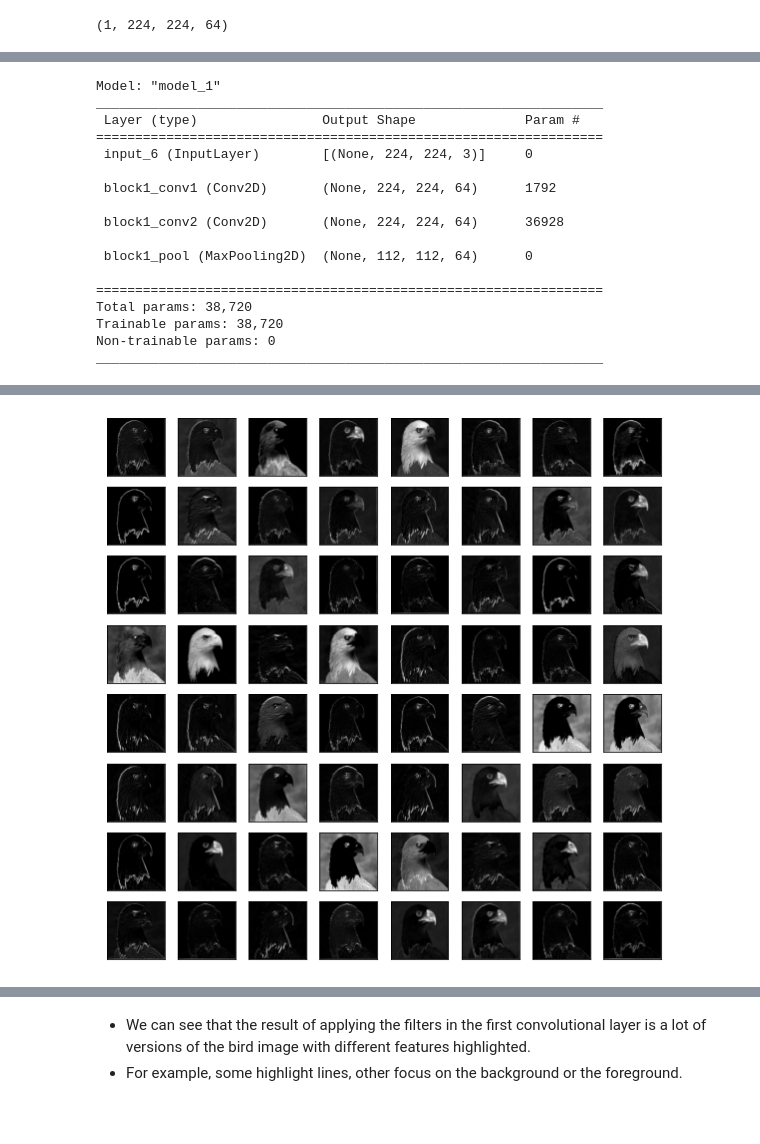
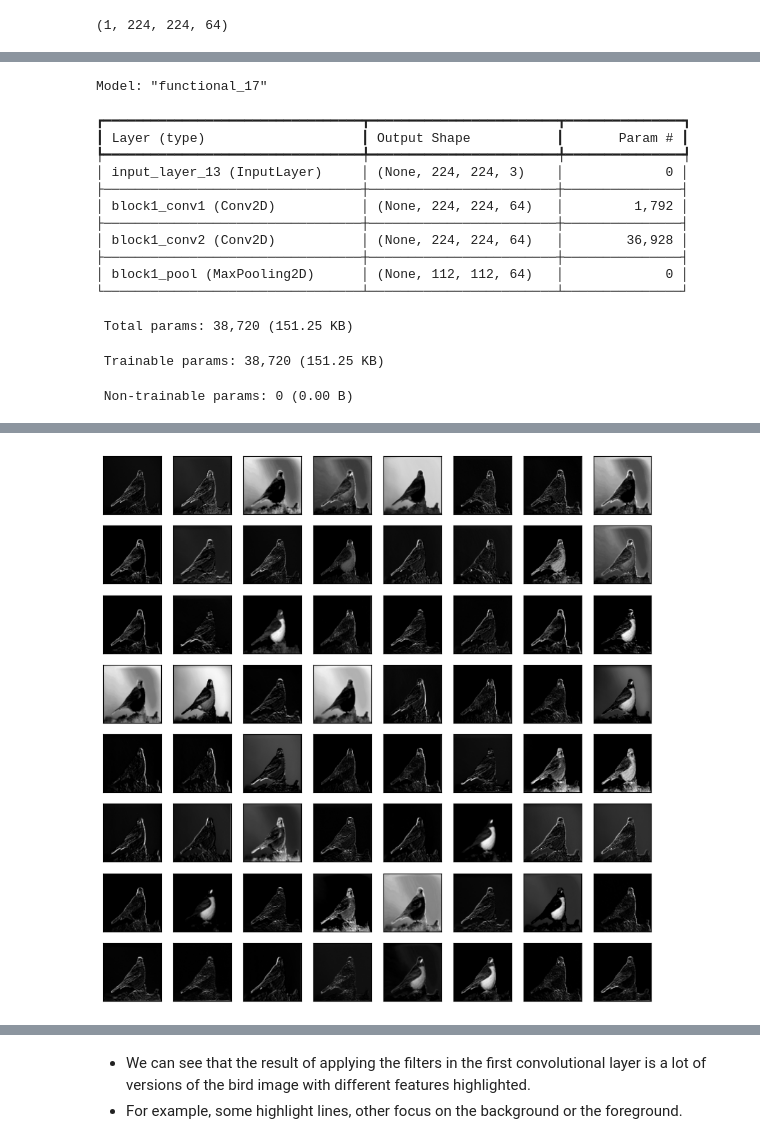
Before and after one commit to rtajeong/AI_Cluster_MSAC, a Jupyter notebook: lab_61_cats_and_dogs_transfer_2025.ipynb, the cells around one changed output, grey strips where cells are left out. Saved outputs shown, nothing was run; the diff lists cells and outputs as text; code cells hidden in the pictures; blank space fills up the shorter version.

```diff
--- a/lab_61_cats_and_dogs_transfer_2025.ipynb
+++ b/lab_61_cats_and_dogs_transfer_2025.ipynb
@@ -954,7 +1038,7 @@ model = models.Model(inputs=model.inputs, outputs=model.layers[1].output)
 # %%
 # load the image with the required shape
 from keras.preprocessing.image import load_img
-img = load_img('eagle.jpg', target_size=(224, 224))
+img = load_img('bird.jpg', target_size=(224, 224))
 # %%
 plt.imshow(img)
 # %% [output]
@@ -1010,7 +1096,7 @@ model = VGG16()
 model = Model(inputs=model.inputs, outputs=model.layers[3].output)
 model.summary()
 # load the image with the required shape
-img = load_img('eagle.jpg', target_size=(224, 224))
+img = load_img('bird.jpg', target_size=(224, 224))
 # convert the image to an array
 img = img_to_array(img)
 # expand dimensions so that it represents a single 'sample'
@@ -1035,20 +1121,18 @@ for _ in range(square):
 # show the figure
 pyplot.show()
 # %% [output]
-Model: "model_1"
-_________________________________________________________________
- Layer (type)                Output Shape              Param #
-=================================================================
- input_6 (InputLayer)        [(None, 224, 224, 3)]     0
-
- block1_conv1 (Conv2D)       (None, 224, 224, 64)      1792
-
- block1_conv2 (Conv2D)       (None, 224, 224, 64)      36928
-
- block1_pool (MaxPooling2D)  (None, 112, 112, 64)      0
-
-=================================================================
-Total params: 38,720
-Trainable params: 38,720
-Non-trainable params: 0
-_________________________________________________________________
+Model: "functional_17"
+┏━━━━━━━━━━━━━━━━━━━━━━━━━━━━━━━━━┳━━━━━━━━━━━━━━━━━━━━━━━━┳━━━━━━━━━━━━━━━┓
+┃ Layer (type)                    ┃ Output Shape           ┃       Param # ┃
+┡━━━━━━━━━━━━━━━━━━━━━━━━━━━━━━━━━╇━━━━━━━━━━━━━━━━━━━━━━━━╇━━━━━━━━━━━━━━━┩
+│ input_layer_13 (InputLayer)     │ (None, 224, 224, 3)    │             0 │
+├─────────────────────────────────┼────────────────────────┼───────────────┤
+│ block1_conv1 (Conv2D)           │ (None, 224, 224, 64)   │         1,792 │
+├─────────────────────────────────┼────────────────────────┼───────────────┤
+│ block1_conv2 (Conv2D)           │ (None, 224, 224, 64)   │        36,928 │
+├─────────────────────────────────┼────────────────────────┼───────────────┤
+│ block1_pool (MaxPooling2D)      │ (None, 112, 112, 64)   │             0 │
+└─────────────────────────────────┴────────────────────────┴───────────────┘
+ Total params: 38,720 (151.25 KB)
+ Trainable params: 38,720 (151.25 KB)
+ Non-trainable params: 0 (0.00 B)
@@ -1055,4 +1140,4 @@ _________________________________________________________________
-[figure, old version]
+[figure, new version]
 # %%
 # after 10-th layer
 model = VGG16()
```
Also changed, not shown: parts of 33 cells of this notebook.
